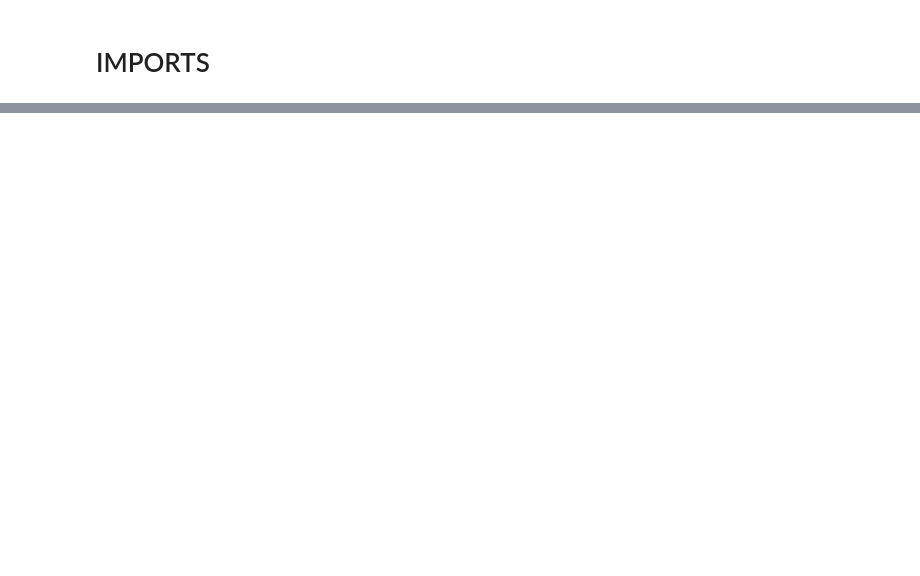
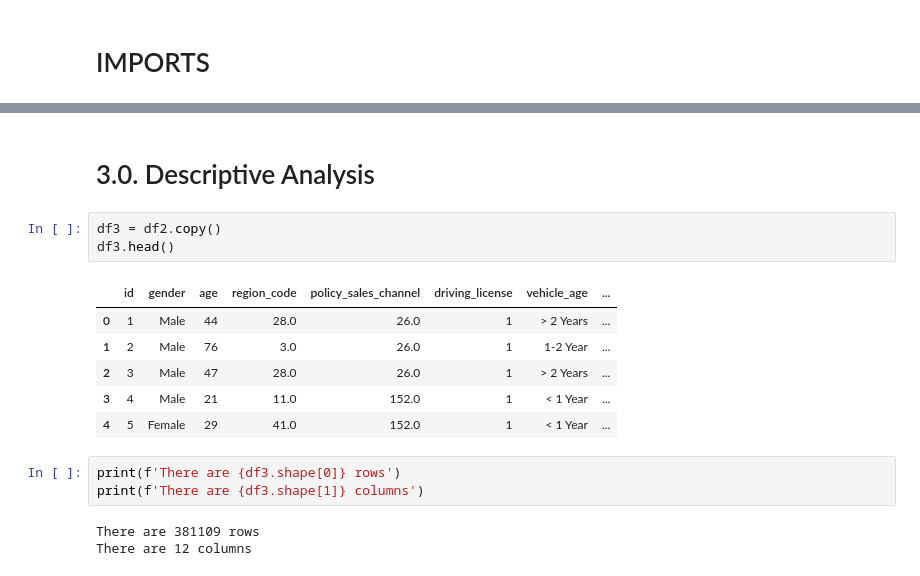
Before and after one commit to AlvaroMatsuda/Insurance_All, a Jupyter notebook: Health_Insurance_Cross_Sell_Project.ipynb, the cells around one changed output, grey strips where cells are left out. Cells and saved outputs as stored; diff of their text form; blank space fills up the shorter version.

```diff
--- a/Health_Insurance_Cross_Sell_Project.ipynb
+++ b/Health_Insurance_Cross_Sell_Project.ipynb
@@ -21,0 +190,18 @@ db = pg.open(host=host, port=port, database=database, user=username, password=pa
+# %% [markdown]
+# 3.0. Descriptive Analysis
+# %%
+df3 = df2.copy()
+df3.head()
+# %% [output]
+|  | id | gender | age | region_code | policy_sales_channel | driving_license | vehicle_age | ... |
+| 0 | 1 | Male | 44 | 28.0 | 26.0 | 1 | > 2 Years | ... |
+| 1 | 2 | Male | 76 | 3.0 | 26.0 | 1 | 1-2 Year | ... |
+| 2 | 3 | Male | 47 | 28.0 | 26.0 | 1 | > 2 Years | ... |
+| 3 | 4 | Male | 21 | 11.0 | 152.0 | 1 | < 1 Year | ... |
+| 4 | 5 | Female | 29 | 41.0 | 152.0 | 1 | < 1 Year | ... |
+# %%
+print(f'There are {df3.shape[0]} rows')
+print(f'There are {df3.shape[1]} columns')
+# %% [output]
+There are 381109 rows
+There are 12 columns
```
Also changed, not shown: parts of 38 cells of this notebook.
